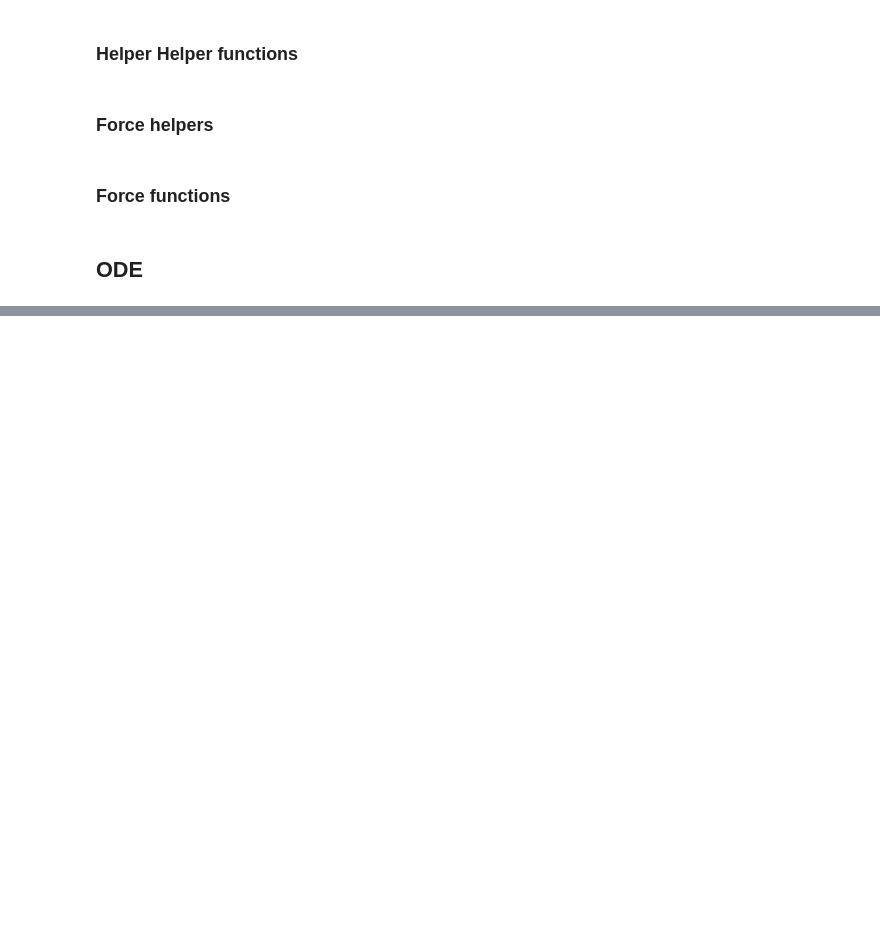
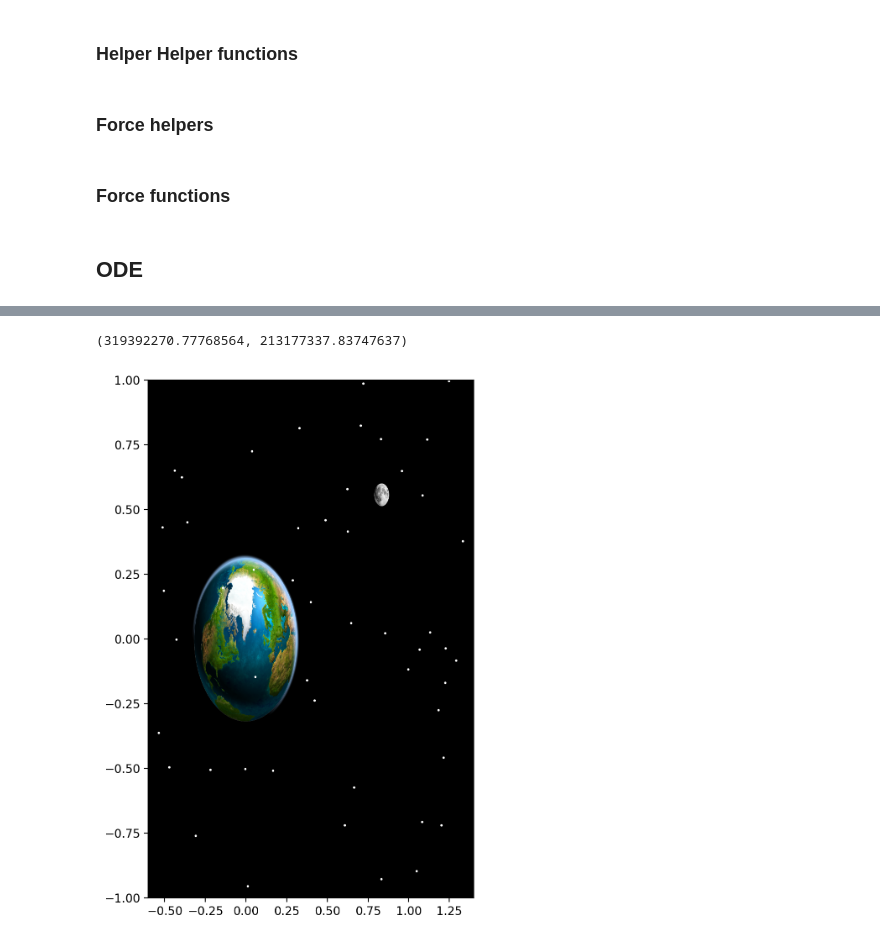
Before and after one commit to binDebug3/OrbitalTrajectory, a Jupyter notebook: dylan.ipynb, the cells around one changed output, grey strips where cells are left out. Drawn from its saved outputs; the diff is of its cells as text; code cells hidden in the pictures; blank space fills up the shorter version.

```diff
--- a/dylan.ipynb
+++ b/dylan.ipynb
@@ -537,0 +562,49 @@ Moon location: [0.918559375000001, 1.081440624999999, -0.081440625, 0.081440625]
+# %%
+moon_x, moon_y
+# %% [output]
+(319392270.77768564, 213177337.83747637)
+# %%
+# Coordinates of the Moon
+plt.figure(figsize=(5, 8), dpi=200)
+angle = 33.721
+moon_angle_radians = np.deg2rad(angle)
+
+# Calculate moon position in Cartesian coordinates
+moon_x = Lm * np.cos(moon_angle_radians)
+moon_y = Lm * np.sin(moon_angle_radians)
+
+multiplier = 10
+
+earth_width = 12742e3  # Approximate diameter of Earth (equatorial) in meters
+earth_height = 12742e3  # Approximate diameter of Earth (polar) in meters
+moon_width = 3474.8e3  # Approximate diameter of the Moon in meters
+moon_height = 3474.8e3  # Approximate diameter of the Moon in meters
+
+# Define extent for the Earth image
+earth_extent = [(earth_x - earth_width), (earth_x + earth_width), (earth_y - earth_height), (earth_y + earth_height)]
+
+# Define extent for the Moon image
+moon_extent = [(moon_x - moon_width), (moon_x + moon_width), (moon_y - moon_height), (moon_y + moon_height)]
+
+# Get moon center
+moon_norm = np.linalg.norm([moon_x, moon_y], ord=2)
+
+
+plt.imshow(earth_img, extent=[multiplier*earth_extent[i] / Lm for i in range(4)], aspect='auto', alpha=1)  # Normalize extent
+moon_pos = (np.cos(moon_angle_radians), np.sin(moon_angle_radians))
+scaled_radius = multiplier*(Rm / Lm)
+moon_pos = [moon_pos[0] - scaled_radius, moon_pos[0] + scaled_radius, moon_pos[1] - scaled_radius, moon_pos[1] + scaled_radius]
+plt.imshow(moon_img, extent=moon_pos, aspect='auto')  # Normalize extent
+plt.gca().set_facecolor('black')
+plt.ylim(-1, 1)  # Set y-axis limits to -1 to 1
+plt.xlim(-0.6, 1.4)  # Set x-axis limits to 0 to 1
+
+stars = 50
+star_x = np.random.uniform(xlim_min, xlim_max, stars)
+star_y = np.random.uniform(ylim_min, ylim_max, stars)
+
+plt.scatter(star_x, star_y, c='white', s=1)  # Add stars to the background
+
+plt.show()
+# %% [output]
+[figure, added]
```
Also changed, not shown: parts of 5 cells of this notebook.
